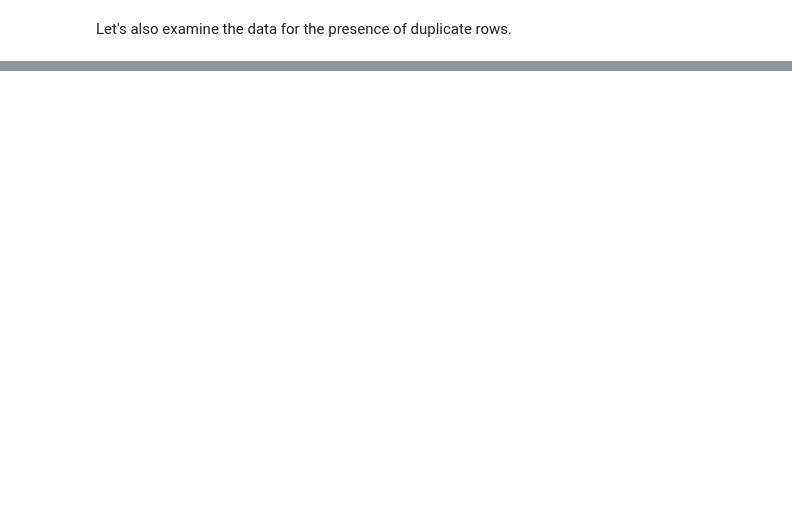
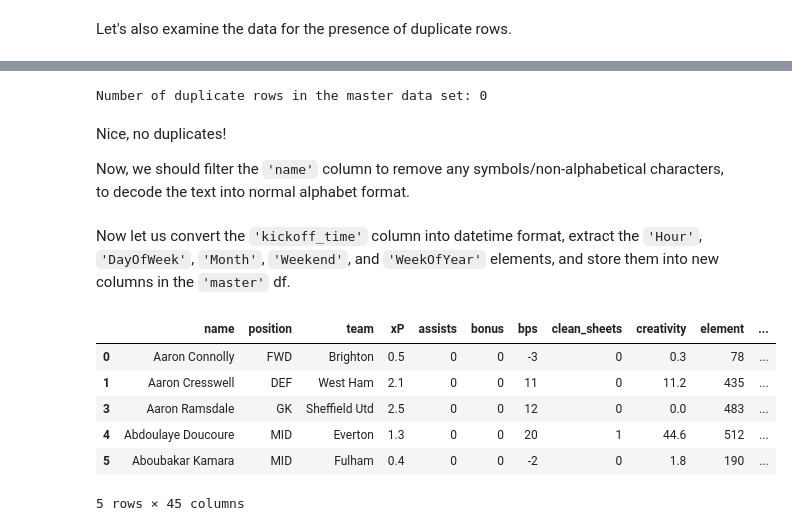
Before and after one commit to MahaFakhroo/D.R.E.A.M., a Jupyter notebook: Python Scripts/EDA_Visuals.ipynb, the cells around one changed output, grey strips where cells are left out. Drawn from its saved outputs; the diff is of its cells as text; code cells hidden in the pictures; blank space fills up the shorter version.

```diff
--- a/Python Scripts/EDA_Visuals.ipynb
+++ b/Python Scripts/EDA_Visuals.ipynb
@@ -142,0 +148,3 @@ train.shape
+# %%
+master = master.dropna()
+master.shape
@@ -213,9 +214,0 @@ Nice, no duplicates!
-# %%
-# Clean accents from 'First Name' and 'Second Name' in elements_df
-def remove_accents(text):
-    nfkd_form = unicodedata.normalize('NFKD', text)
-    return ''.join([c for c in nfkd_form if not unicodedata.combining(c)])
-
-# Apply accent removal
-elements_df['first_name'] = elements_df['first_name'].apply(remove_accents)
-elements_df['second_name'] = elements_df['second_name'].apply(remove_accents)
@@ -480,22 +214,0 @@ Now to depict the relationship between `'Rider Count'` and `'Temperature'`, `'Hu
-# %%
-# Overlay KDE curves on top of histograms for Rideship vs Temperature/Humidity/Windspeed
-
-features = ['Temperature', 'Humidity', 'Windspeed']
-for feature in features:
-
-    plt.figure(figsize=(10,6))
-    plt.title(f"Rider Counts vs. {feature}", fontsize=16)
-
-    sns.histplot(data=train_vis,
-        x=feature,            # x-axis: Feature values
-        kde=True,             # Overlay KDE curve
-        bins=25,              # Bin number
-        color='salmon',       # Set color close to the shade of blue given in figure
-        alpha=0.6)            # Set transparency
-
-    plt.xticks(fontsize=10)
-    plt.yticks(fontsize=10)
-    plt.xlabel(feature, fontsize=14)
-    plt.ylabel('Rider Counts', fontsize=14)
-    plt.legend()
-    plt.show()
@@ -743,0 +215,9 @@ submission.to_csv('submit.csv', index=False)
+# %%
+print(f"Number of duplicate rows in the master data set: {master.duplicated().sum()}")
+# %% [output]
+Number of duplicate rows in the master data set: 0
+# %% [markdown]
+Nice, no duplicates!
+
+
+Now, we should filter the `'name'` column to remove any symbols/non-alphabetical characters, to decode the text into normal alphabet format.
@@ -743,0 +252,21 @@ submission.to_csv('submit.csv', index=False)
+# %% [markdown]
+Now let us convert the `'kickoff_time'` column into datetime format, extract the `'Hour'`, `'DayOfWeek'`, `'Month'`, `'Weekend'`, and `'WeekOfYear'` elements, and store them into new columns in the `'master'` df.
+# %%
+master['kickoff_time'] = pd.to_datetime(master['kickoff_time'])
+
+master['Hour'] = master['kickoff_time'].dt.hour # Extract hour
+master['DayOfWeek'] = master['kickoff_time'].dt.dayofweek # Extract day of week (Monday = 0 to Sunday = 6)
+master['Weekend'] = master['DayOfWeek'].apply(lambda x: 1 if x >= 5 else 0) # Determine if weekend (1 if yes, 0 if no)
+master['WeekOfYear'] = master['kickoff_time'].dt.isocalendar().week # Extract week of year
+master['Month'] = master['kickoff_time'].dt.month # Extract month
+master['Year'] = master['kickoff_time'].dt.year # Extract year
+
+master.head()
+# %% [output]
+|  | name | position | team | xP | assists | bonus | bps | clean_sheets | creativity | element | ... |
+| 0 | Aaron Connolly | FWD | Brighton | 0.5 | 0 | 0 | -3 | 0 | 0.3 | 78 | ... |
+| 1 | Aaron Cresswell | DEF | West Ham | 2.1 | 0 | 0 | 11 | 0 | 11.2 | 435 | ... |
+| 3 | Aaron Ramsdale | GK | Sheffield Utd | 2.5 | 0 | 0 | 12 | 0 | 0.0 | 483 | ... |
+| 4 | Abdoulaye Doucoure | MID | Everton | 1.3 | 0 | 0 | 20 | 1 | 44.6 | 512 | ... |
+| 5 | Aboubakar Kamara | MID | Fulham | 0.4 | 0 | 0 | -2 | 0 | 1.8 | 190 | ... |
+5 rows × 45 columns
```
Also changed, not shown: parts of 111 cells of this notebook, 3 other files.
